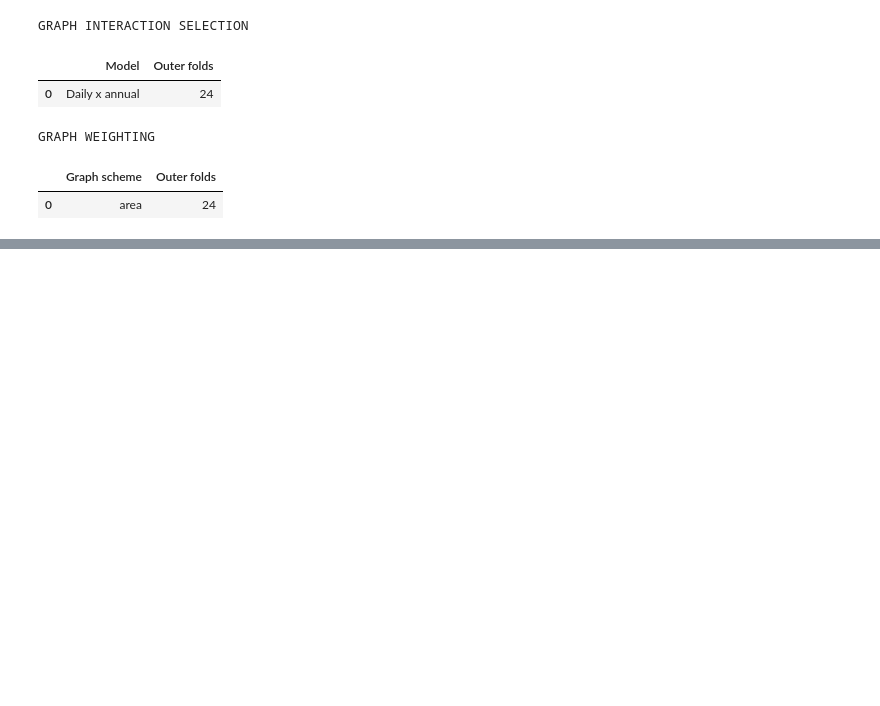
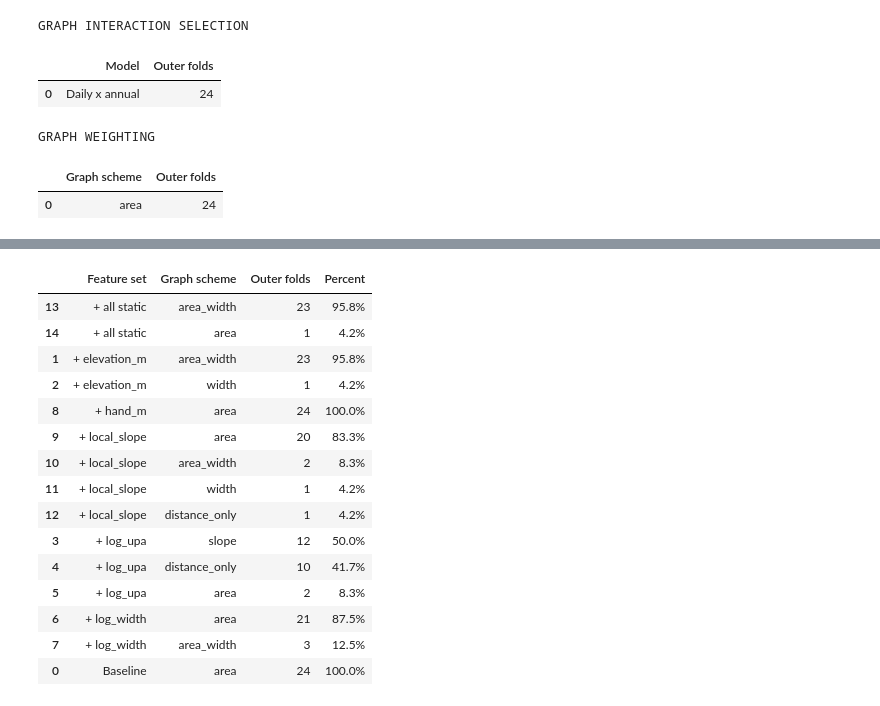
Before and after one commit to andrewc156/rivernets, a Jupyter notebook: largest_uncompressed_laplacian.ipynb, the cells around one changed output, grey strips where cells are left out. Saved outputs shown, nothing was run; the diff lists cells and outputs as text; code cells hidden in the pictures; blank space fills up the shorter version.

```diff
--- a/largest_uncompressed_laplacian.ipynb
+++ b/largest_uncompressed_laplacian.ipynb
@@ -13870,0 +14847,78 @@ GRAPH WEIGHTING
+# %%
+graph_scheme_summary = []
+
+
+for model_name, tuning in (
+    ablation_tuning.items()
+):
+
+    counts = (
+        tuning[
+            "graph_scheme"
+        ]
+        .value_counts()
+    )
+
+
+    for scheme, count in counts.items():
+
+        graph_scheme_summary.append({
+
+            "Feature set":
+                model_name,
+
+            "Graph scheme":
+                scheme,
+
+            "Outer folds":
+                count,
+
+            "Percent":
+                100
+                * count
+                / len(tuning)
+        })
+
+
+graph_scheme_summary = (
+    pd.DataFrame(
+        graph_scheme_summary
+    )
+)
+
+
+display(
+    graph_scheme_summary
+    .sort_values(
+        [
+            "Feature set",
+            "Outer folds"
+        ],
+        ascending=[
+            True,
+            False
+        ]
+    )
+    .style
+    .format({
+        "Percent":
+            "{:.1f}%"
+    })
+)
+# %% [output]
+|  | Feature set | Graph scheme | Outer folds | Percent |
+| 13 | + all static | area_width | 23 | 95.8% |
+| 14 | + all static | area | 1 | 4.2% |
+| 1 | + elevation_m | area_width | 23 | 95.8% |
+| 2 | + elevation_m | width | 1 | 4.2% |
+| 8 | + hand_m | area | 24 | 100.0% |
+| 9 | + local_slope | area | 20 | 83.3% |
+| 10 | + local_slope | area_width | 2 | 8.3% |
+| 11 | + local_slope | width | 1 | 4.2% |
+| 12 | + local_slope | distance_only | 1 | 4.2% |
+| 3 | + log_upa | slope | 12 | 50.0% |
+| 4 | + log_upa | distance_only | 10 | 41.7% |
+| 5 | + log_upa | area | 2 | 8.3% |
+| 6 | + log_width | area | 21 | 87.5% |
+| 7 | + log_width | area_width | 3 | 12.5% |
+| 0 | Baseline | area | 24 | 100.0% |
```
Also changed, not shown: parts of 46 cells of this notebook.
